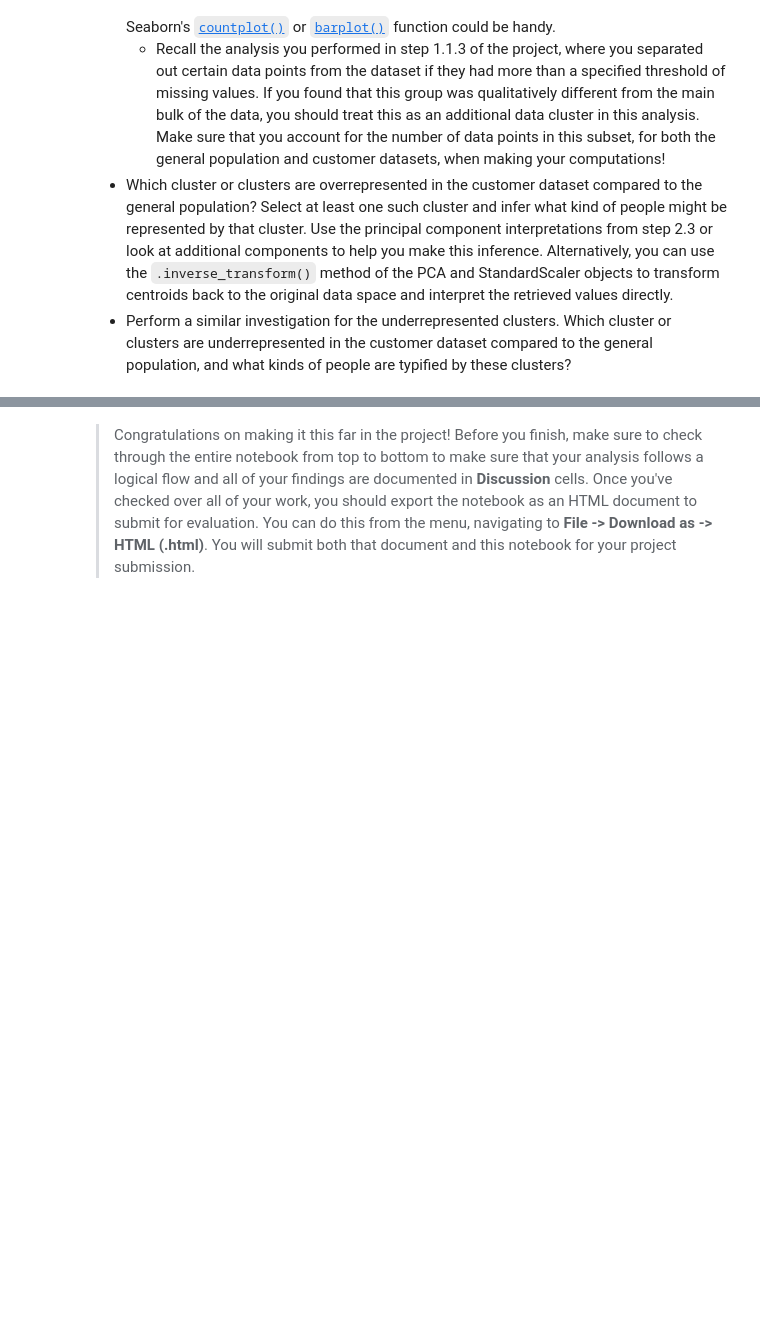
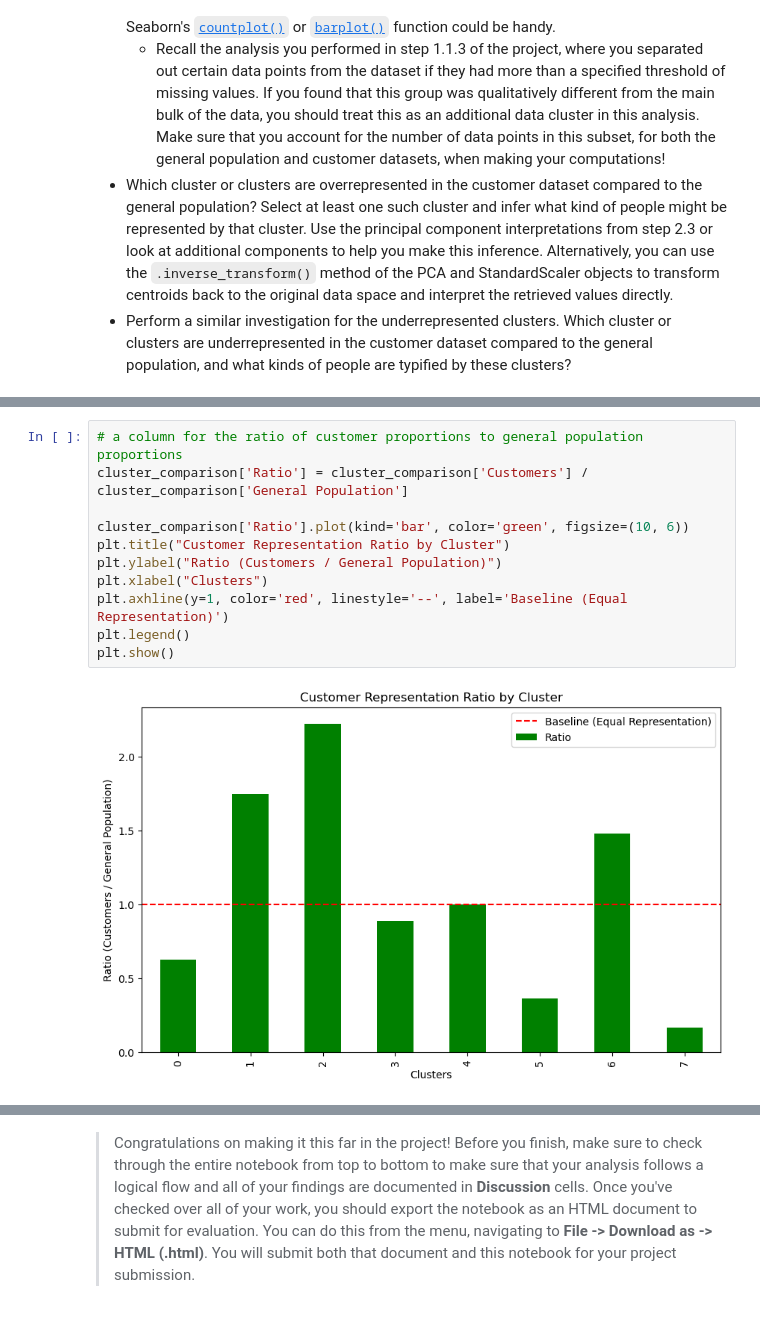
Before and after one commit to zhanshu21/Identify_Customer_Segments, a Jupyter notebook: Identify_Customer_Segments.ipynb, the cells around one changed output, grey strips where cells are left out. Cells and saved outputs as stored; diff of their text form; blank space fills up the shorter version.

```diff
--- a/Identify_Customer_Segments.ipynb
+++ b/Identify_Customer_Segments.ipynb
@@ -1298,3 +1325,16 @@ Take a look at the following points in this step:
+# %%
+# a column for the ratio of customer proportions to general population proportions
+cluster_comparison['Ratio'] = cluster_comparison['Customers'] / cluster_comparison['General Population']
+
+cluster_comparison['Ratio'].plot(kind='bar', color='green', figsize=(10, 6))
+plt.title("Customer Representation Ratio by Cluster")
+plt.ylabel("Ratio (Customers / General Population)")
+plt.xlabel("Clusters")
+plt.axhline(y=1, color='red', linestyle='--', label='Baseline (Equal Representation)')
+plt.legend()
+plt.show()
+# %% [output]
+[figure, added]
 # %%
 # What kinds of people are part of a cluster that is overrepresented in the
 # customer data compared to the general population?
```
Also changed, not shown: parts of 17 cells of this notebook, 1 other file.
